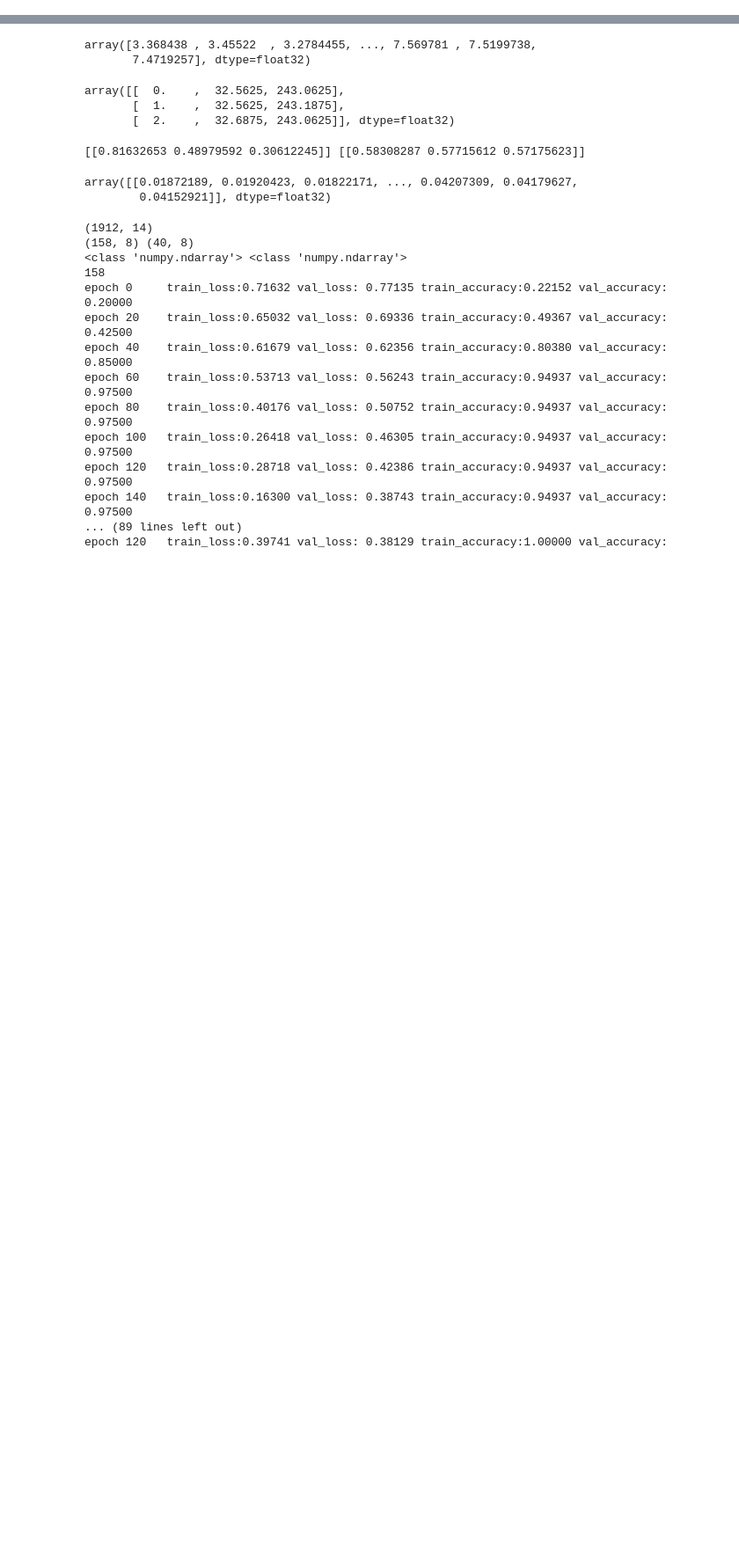
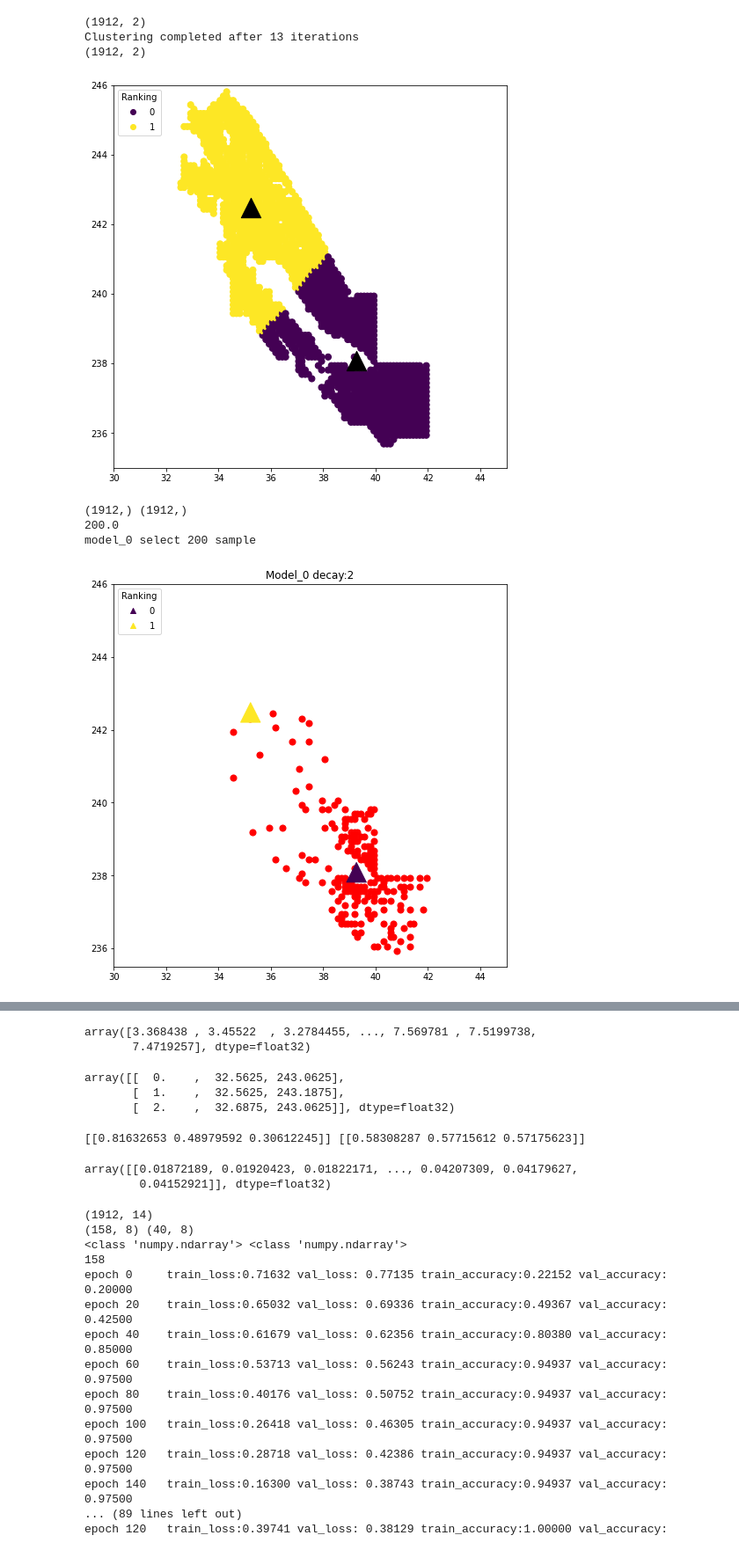
Before and after one commit to chupengrocky/HackthonClimate, a Jupyter notebook: notebook/PlayGound.ipynb, the cells around one changed output, grey strips where cells are left out. Shown at 88% size. Cells and saved outputs as stored; diff of their text form; code cells hidden in the pictures; blank space fills up the shorter version.

```diff
--- a/notebook/PlayGound.ipynb
+++ b/notebook/PlayGound.ipynb
@@ -139,31 +161,40 @@ class ClusterGenerator:
             distence = np.sqrt((self.data_np[:,1]-la)**2+(self.data_np[:,2]-lo)**2)
             probability = 1./(distence**decay)
             probability = probability/sum(probability)
             # print(sum(probability))
             # probability1 = normalize((1./(distence*decay)).reshape(1,-1))
             # probability2 = normalize((1./(distence)).reshape(1,-1))
             # print(probability1,probability2)
             # probability = np.exp(-distence*decay)
             # probability = scipy.stats.norm.cdf(1./(distence*decay))
             # print(min(probability),max(probability))
             # model_selection = np.random.binomial(1, p=probability.reshape(-1))
             # print(range(self.data_np.shape[0]))
             print(np.arange(self.data_np.shape[0]).shape,probability.shape)
             model_selection = np.random.choice(np.arange(self.data_np.shape[0]),size,replace=False,p=probability)
 
             model_mask = np.zeros(probability.shape[0])
             model_mask[model_selection] = 1
             print(sum(model_mask))
             self.uniformData['model_{}'.format(indx)] = model_mask
             print("model_{} select {} sample".format(indx,size))
             break
 
-cg = ClusterGenerator(1)
+cg = ClusterGenerator(2)
 cg.loadData()
 cg.kmeans()
 cg.showCluster()
 cg.randomSample()
 cg.showSingle(0)
 
 
 # %matplotlib inline
+# %% [output]
+(1912, 2)
+Clustering completed after 13 iterations
+(1912, 2)
+[figure, added]
+(1912,) (1912,)
+200.0
+model_0 select 200 sample
+[figure, added]
```
Also changed, not shown: parts of 25 cells of this notebook, 9 other files.
